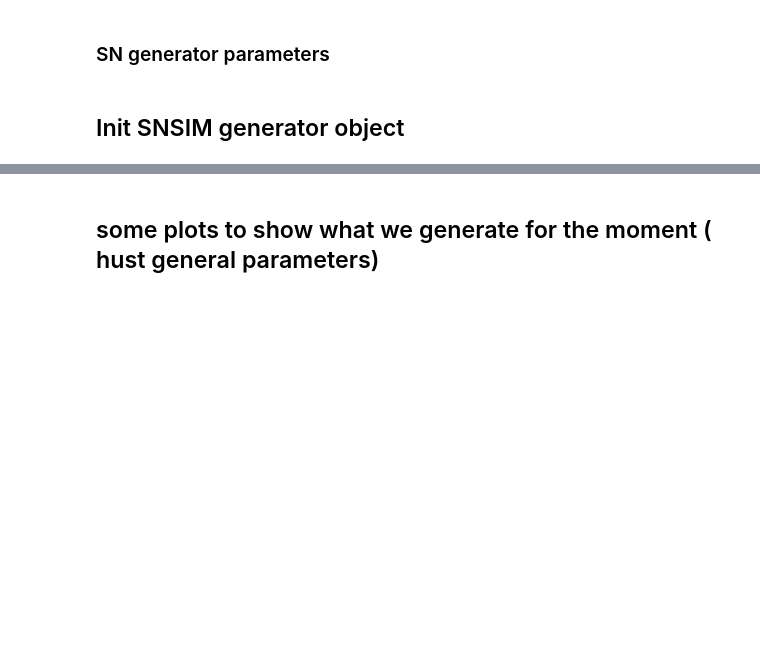
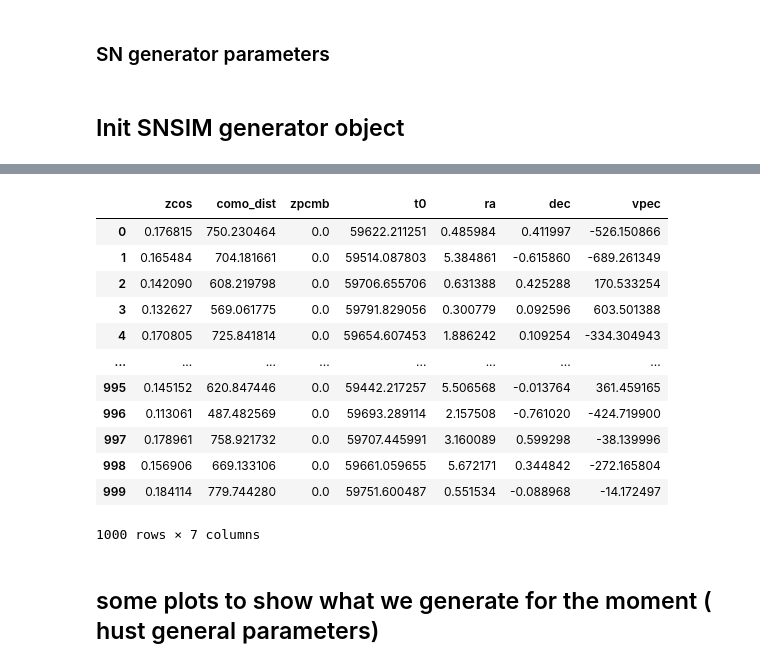
Before and after one commit to bastiencarreres/snsim, a Jupyter notebook: Examples/Gen_SN_Parameters.ipynb, the cells around one changed output, grey strips where cells are left out. Drawn from its saved outputs; the diff is of its cells as text; code cells hidden in the pictures; blank space fills up the shorter version.

```diff
--- a/Examples/Gen_SN_Parameters.ipynb
+++ b/Examples/Gen_SN_Parameters.ipynb
@@ -25,7 +23,6 @@ z_range = [0.01, 0.2] #redshift range to extract SN redshift
 #time range of SNIa observation to extract t0 for each object
 time_range = ["2021-08-03", "2022-08-03"]
 time_range=[Time(time_range[0]).mjd, Time(time_range[1]).mjd]
-
 
 snia_gen = {'M0': 'jla', #'jla' is a default value, you can just put a number
             'sigM': 0.12,# intrinsic scatter of SNIA in Hubble Diagram
@@ -37,8 +34,8 @@ snia_gen = {'M0': 'jla', #'jla' is a default value, you can just put a number
             'beta': 2.9,
             'dist_x1': 'N21',#default value, you can use gauss distribution [mean,sig] or
                                 # asymmetric gaussian [mean,sig1,sig2]
-            'dist_c': [-0.055, 0.023, 0.150]} #asym gaussian for generate c parameter of salt model
-
+            'dist_c': [-0.055, 0.023, 0.150], #asym gaussian for generate c parameter of salt model
+            }
 
 cosmology = {'name':'planck18'} #cosmology, in astropy format
 
@@ -65,8 +62,8 @@ SNgenerator = gen_class(snia_gen,
                         snsim.utils.set_cosmo(cosmology),
                         z_range=z_range,
                         time_range=time_range,
+                        mw_dust=mw_dust,
+                        cmb=cmb,
                         vpec_dist=vpec_dist,
-                        mw_dust=mw_dust,
-                        cmb=cmb
                        )# there is also a parameter  called geometry to give the fields where extract ra, dec of SNe
                         # in this case we generate SNe full sky
@@ -75,6 +70,22 @@ Downloading http://sncosmo.github.io/data/models/salt2/salt2-2-0.tar.gz [Done]
 # %%
 # Gen basic parameters
 params = SNgenerator.gen_basic_par(n_obj, randseed)
+# %%
+params
+# %% [output]
+|  | zcos | como_dist | zpcmb | t0 | ra | dec | vpec |
+| 0 | 0.176815 | 750.230464 | 0.0 | 59622.211251 | 0.485984 | 0.411997 | -526.150866 |
+| 1 | 0.165484 | 704.181661 | 0.0 | 59514.087803 | 5.384861 | -0.615860 | -689.261349 |
+| 2 | 0.142090 | 608.219798 | 0.0 | 59706.655706 | 0.631388 | 0.425288 | 170.533254 |
+| 3 | 0.132627 | 569.061775 | 0.0 | 59791.829056 | 0.300779 | 0.092596 | 603.501388 |
+| 4 | 0.170805 | 725.841814 | 0.0 | 59654.607453 | 1.886242 | 0.109254 | -334.304943 |
+| ... | ... | ... | ... | ... | ... | ... | ... |
+| 995 | 0.145152 | 620.847446 | 0.0 | 59442.217257 | 5.506568 | -0.013764 | 361.459165 |
+| 996 | 0.113061 | 487.482569 | 0.0 | 59693.289114 | 2.157508 | -0.761020 | -424.719900 |
+| 997 | 0.178961 | 758.921732 | 0.0 | 59707.445991 | 3.160089 | 0.599298 | -38.139996 |
+| 998 | 0.156906 | 669.133106 | 0.0 | 59661.059655 | 5.672171 | 0.344842 | -272.165804 |
+| 999 | 0.184114 | 779.744280 | 0.0 | 59751.600487 | 0.551534 | -0.088968 | -14.172497 |
+1000 rows × 7 columns
 # %% [markdown]
 ## some plots to show what we generate for the moment ( hust general parameters)
 # %%
```
Also changed, not shown: parts of 11 cells of this notebook, 10 other files.
